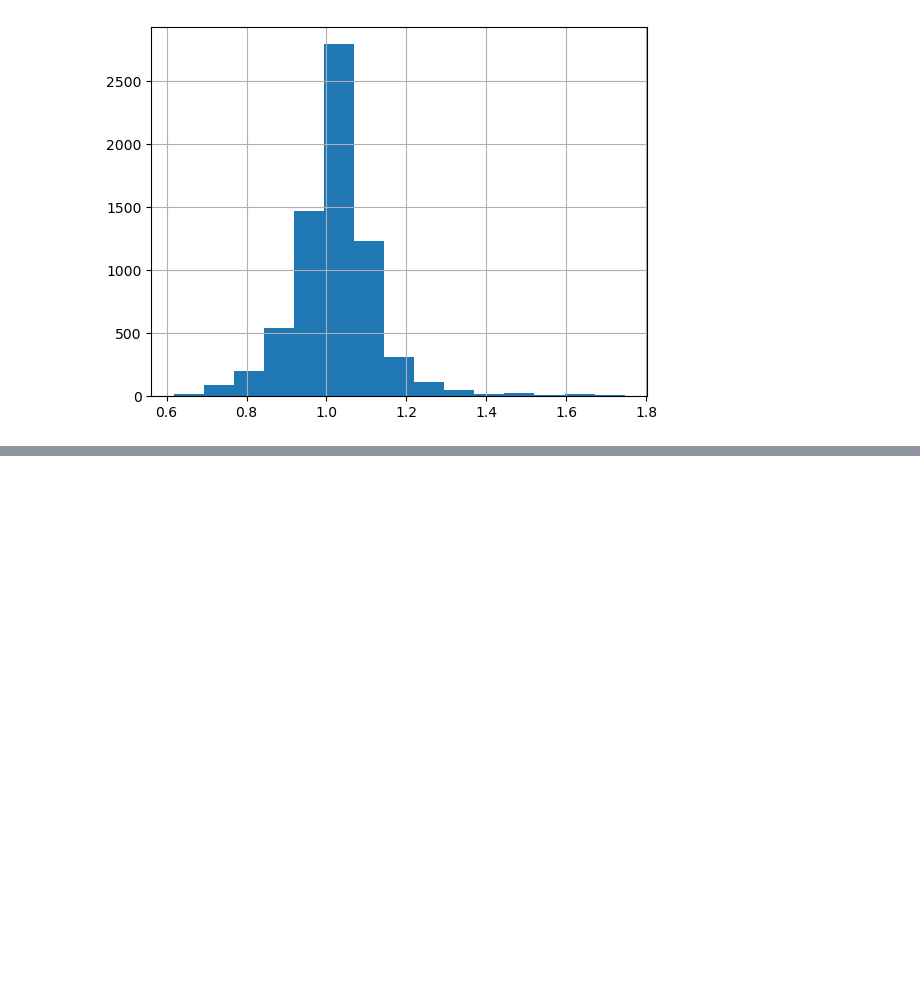
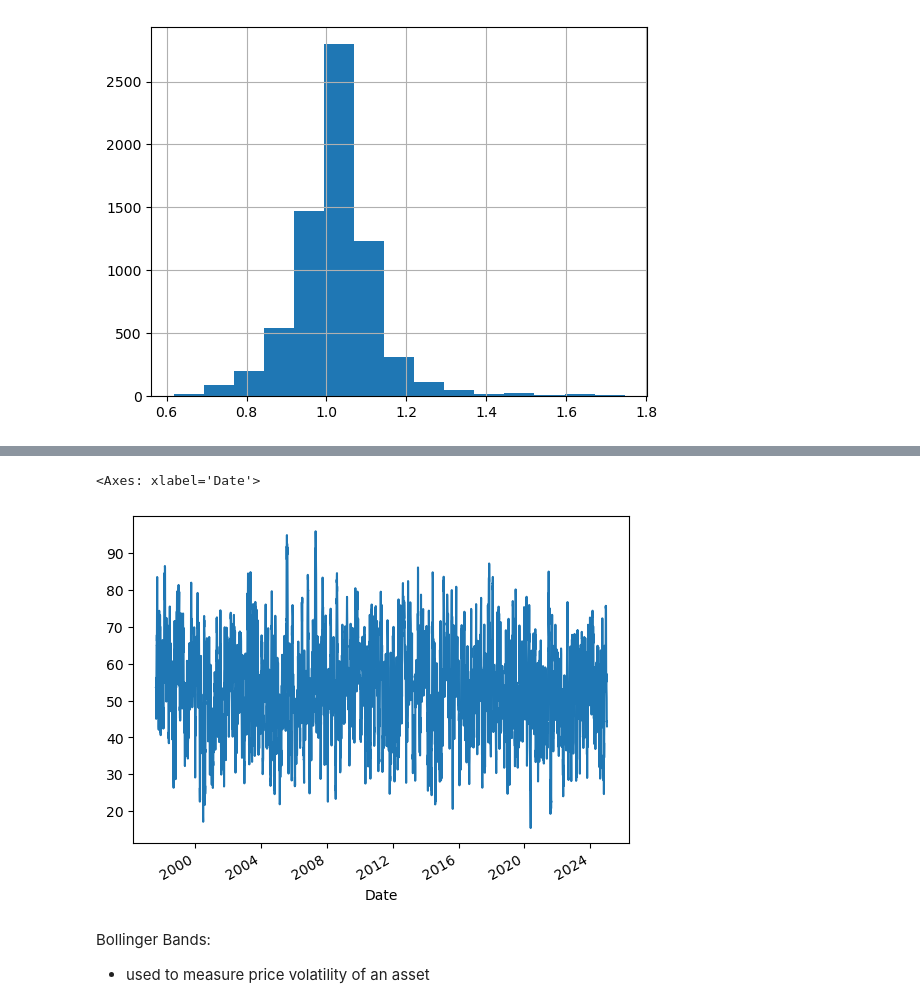
Before and after one commit to joeyallen1/RL_Trading, a Jupyter notebook: Trading.ipynb, the cells around one changed output, grey strips where cells are left out. Drawn from its saved outputs; the diff is of its cells as text; code cells hidden in the pictures; blank space fills up the shorter version.

```diff
--- a/Trading.ipynb
+++ b/Trading.ipynb
@@ -157,0 +169,4 @@ amzn_df['SMA Ratio'].hist(bins=15)
+# %%
+amzn_df['Diff'] = amzn_df['Close'].diff()
+amzn_df.dropna(inplace=True)
+amzn_df
@@ -157,0 +209,5 @@ amzn_df['SMA Ratio'].hist(bins=15)
+# %%
+amzn_df['Mean gain'] = amzn_df['Diff'].rolling(window=14).apply(lambda x: x[x > 0].mean())
+amzn_df['Mean loss'] = amzn_df['Diff'].rolling(window=14).apply(lambda x: abs(x[x <= 0].mean()))
+amzn_df.dropna(inplace=True)
+amzn_df.head(20)
@@ -157,0 +233,4 @@ amzn_df['SMA Ratio'].hist(bins=15)
+# %%
+amzn_df['RSI'] = 100 - (100 / (1 + (amzn_df['Mean gain'] / amzn_df['Mean loss'])))
+amzn_df.drop(labels=['Diff', 'Mean gain', 'Mean loss'], axis=1, inplace=True)
+amzn_df
@@ -157,0 +252,8 @@ amzn_df['SMA Ratio'].hist(bins=15)
+# %%
+amzn_df['RSI'].plot()
+# %% [output]
+<Axes: xlabel='Date'>
+[figure, added]
+# %% [markdown]
+Bollinger Bands:
+- used to measure price volatility of an asset
```
Also changed, not shown: parts of 16 cells of this notebook.
